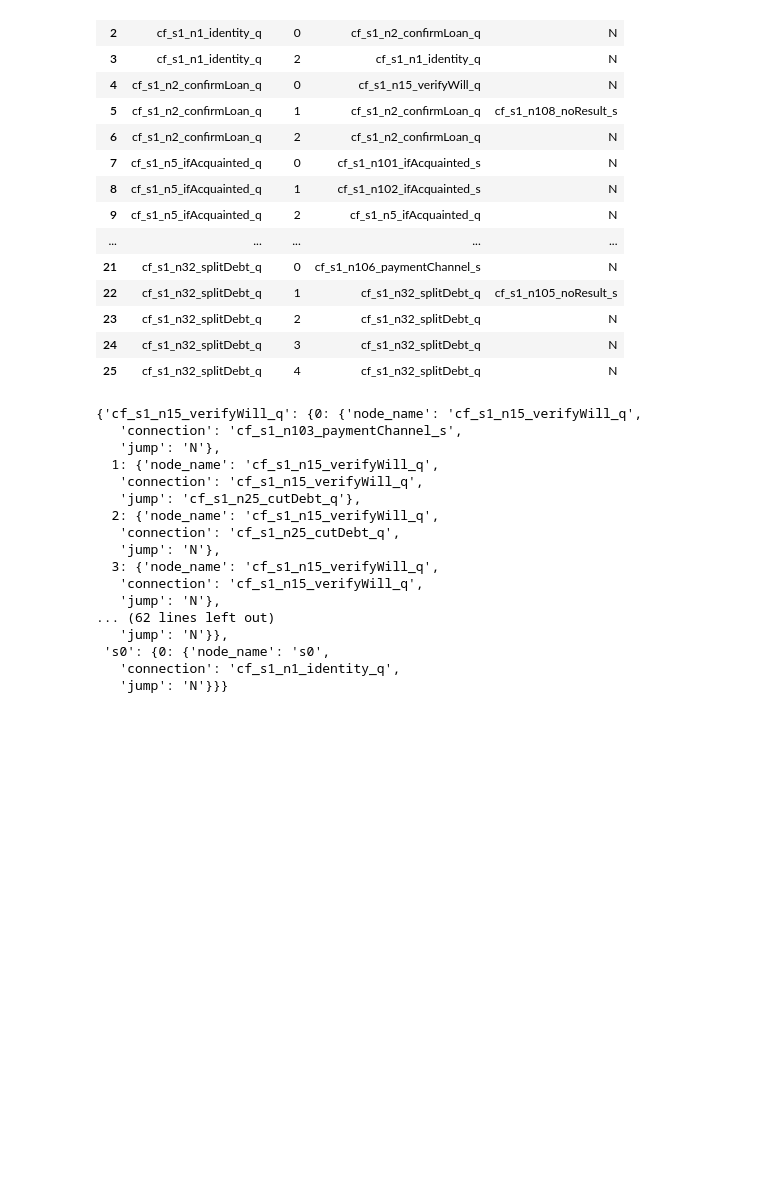
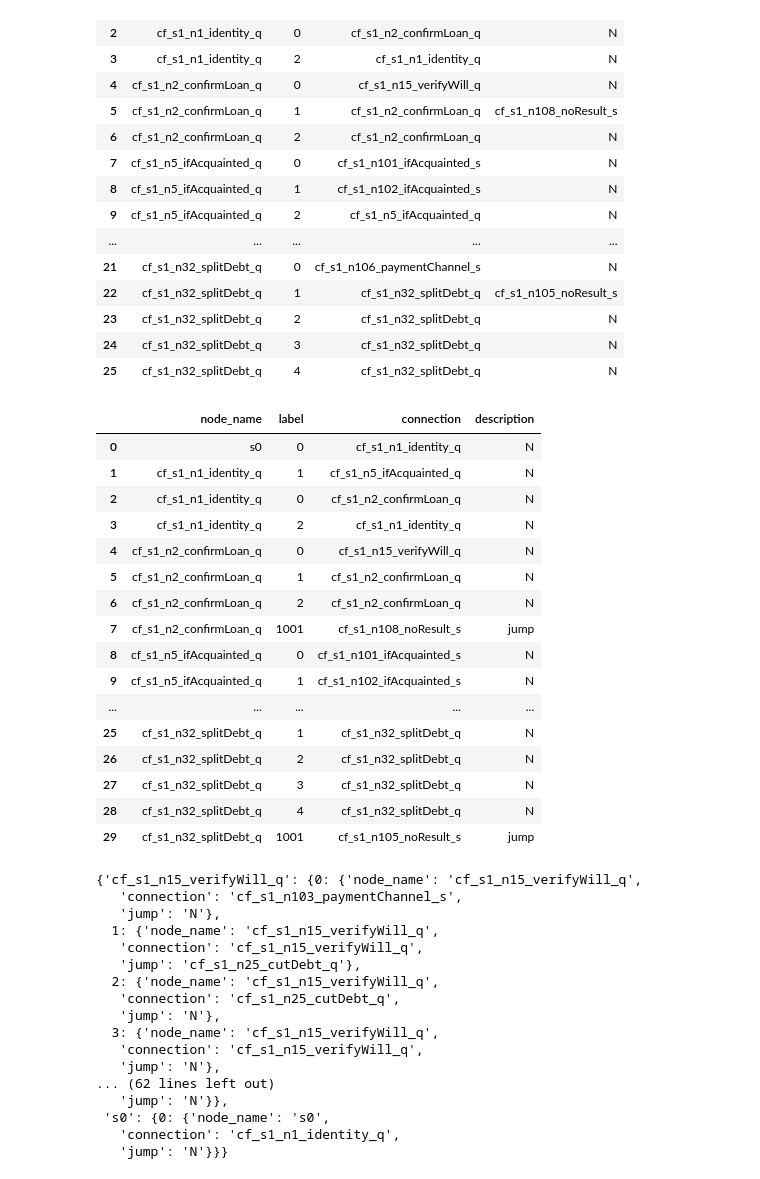
Before and after one commit to TSLNIHAOGIT/Chatbot1.0_ss, a Jupyter notebook: MLModel/code/TreeModelV2/process_mapping.ipynb, the cells around one changed output. Cells and saved outputs as stored; diff of their text form; code cells hidden in the pictures; blank space fills up the shorter version.

Commit message:
add description to connection

```diff
--- a/MLModel/code/TreeModelV2/process_mapping.ipynb
+++ b/MLModel/code/TreeModelV2/process_mapping.ipynb
@@ -146,6 +146,30 @@ df
 | 25 | cf_s1_n32_splitDebt_q | 4 | cf_s1_n32_splitDebt_q | N |
 # %%
 df.to_csv('../../data/TreeModel/treeConnection.csv',index=False)
+# %%
+df = pd.read_csv('../../data/TreeModel/treeConnection.csv')
+# %%
+df['description'] = df.label.apply(lambda x: 'jump' if x==1001 else 'N')
+# %%
+df
+# %% [output]
+|  | node_name | label | connection | description |
+| 0 | s0 | 0 | cf_s1_n1_identity_q | N |
+| 1 | cf_s1_n1_identity_q | 1 | cf_s1_n5_ifAcquainted_q | N |
+| 2 | cf_s1_n1_identity_q | 0 | cf_s1_n2_confirmLoan_q | N |
+| 3 | cf_s1_n1_identity_q | 2 | cf_s1_n1_identity_q | N |
+| 4 | cf_s1_n2_confirmLoan_q | 0 | cf_s1_n15_verifyWill_q | N |
+| 5 | cf_s1_n2_confirmLoan_q | 1 | cf_s1_n2_confirmLoan_q | N |
+| 6 | cf_s1_n2_confirmLoan_q | 2 | cf_s1_n2_confirmLoan_q | N |
+| 7 | cf_s1_n2_confirmLoan_q | 1001 | cf_s1_n108_noResult_s | jump |
+| 8 | cf_s1_n5_ifAcquainted_q | 0 | cf_s1_n101_ifAcquainted_s | N |
+| 9 | cf_s1_n5_ifAcquainted_q | 1 | cf_s1_n102_ifAcquainted_s | N |
+| ... | ... | ... | ... | ... |
+| 25 | cf_s1_n32_splitDebt_q | 1 | cf_s1_n32_splitDebt_q | N |
+| 26 | cf_s1_n32_splitDebt_q | 2 | cf_s1_n32_splitDebt_q | N |
+| 27 | cf_s1_n32_splitDebt_q | 3 | cf_s1_n32_splitDebt_q | N |
+| 28 | cf_s1_n32_splitDebt_q | 4 | cf_s1_n32_splitDebt_q | N |
+| 29 | cf_s1_n32_splitDebt_q | 1001 | cf_s1_n105_noResult_s | jump |
 # %%
 gp = df.groupby('node_name')
 # %%
```
Also changed, not shown: 2 other files.
